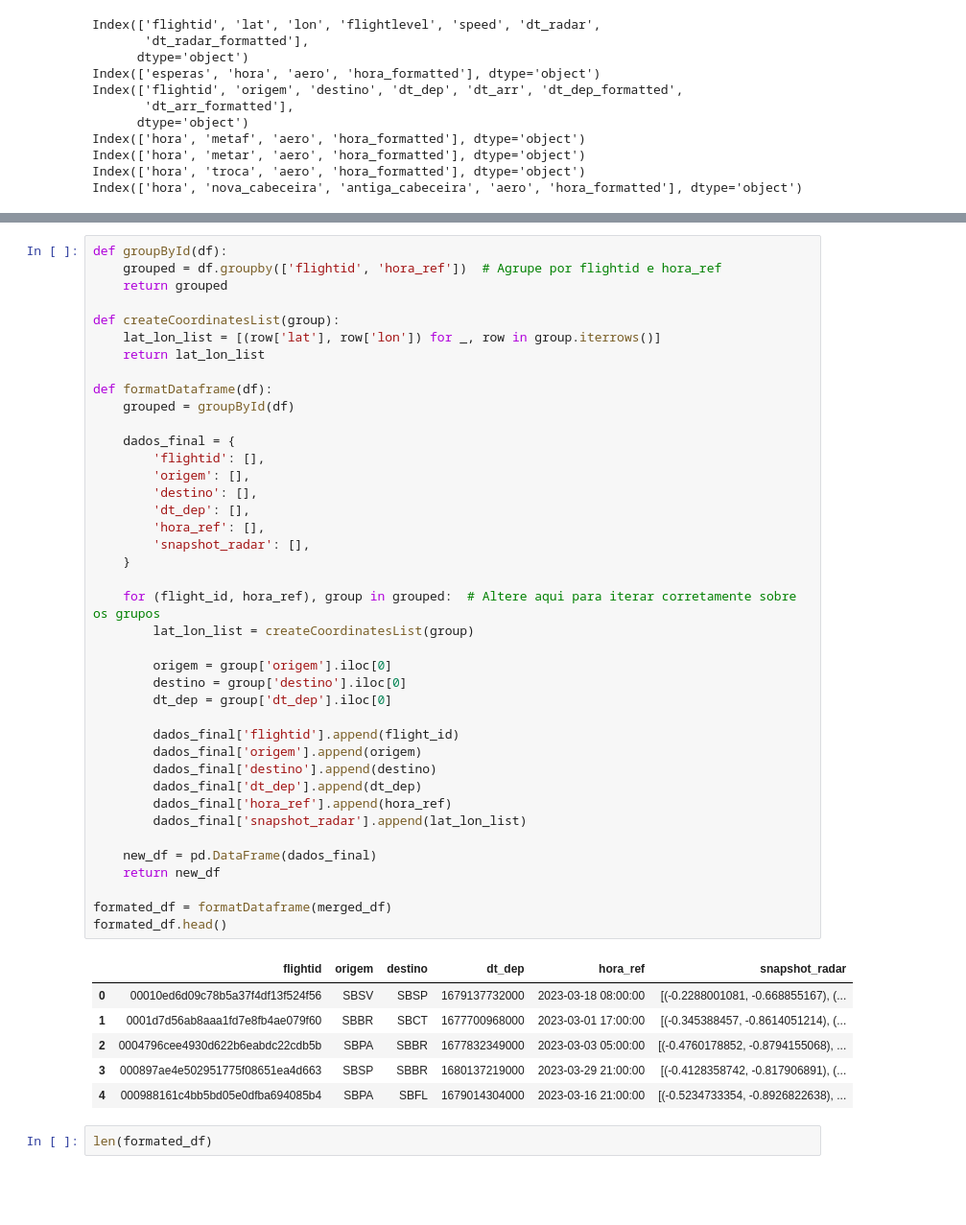
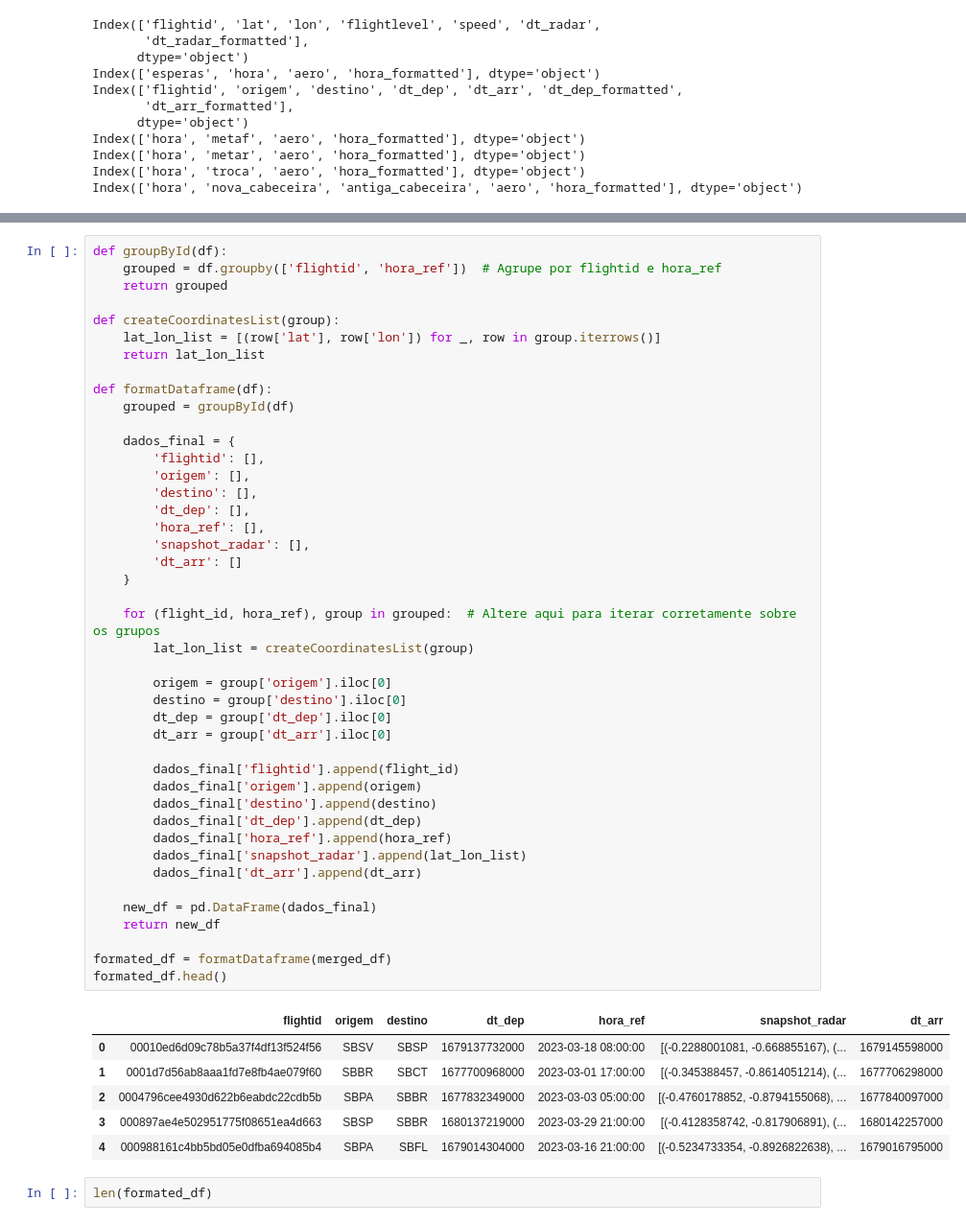
Before and after one commit to lucasgstumpf/DSC-ITA-2023, a Jupyter notebook: src/merge.ipynb, the cells around one changed output, grey strips where cells are left out. Shown: that part at 96% size. Cells and saved outputs as stored; diff of their text form; blank space fills up the shorter version.

```diff
--- a/src/merge.ipynb
+++ b/src/merge.ipynb
@@ -95,39 +95,42 @@ def formatDataframe(df):
 
     dados_final = {
         'flightid': [],
         'origem': [],
         'destino': [],
         'dt_dep': [],
         'hora_ref': [],
         'snapshot_radar': [],
+        'dt_arr': []
     }
 
     for (flight_id, hora_ref), group in grouped:  # Altere aqui para iterar corretamente sobre os grupos
         lat_lon_list = createCoordinatesList(group)
 
         origem = group['origem'].iloc[0]
         destino = group['destino'].iloc[0]
         dt_dep = group['dt_dep'].iloc[0]
+        dt_arr = group['dt_arr'].iloc[0]
 
         dados_final['flightid'].append(flight_id)
         dados_final['origem'].append(origem)
         dados_final['destino'].append(destino)
         dados_final['dt_dep'].append(dt_dep)
         dados_final['hora_ref'].append(hora_ref)
         dados_final['snapshot_radar'].append(lat_lon_list)
+        dados_final['dt_arr'].append(dt_arr)
 
     new_df = pd.DataFrame(dados_final)
     return new_df
 
 formated_df = formatDataframe(merged_df)
 formated_df.head()
 # %% [output]
-|  | flightid | origem | destino | dt_dep | hora_ref | snapshot_radar |
-| 0 | 00010ed6d09c78b5a37f4df13f524f56 | SBSV | SBSP | 1679137732000 | 2023-03-18 08:00:00 | [(-0.2288001081, -0.668855167), (... |
-| 1 | 0001d7d56ab8aaa1fd7e8fb4ae079f60 | SBBR | SBCT | 1677700968000 | 2023-03-01 17:00:00 | [(-0.345388457, -0.8614051214), (... |
-| 2 | 0004796cee4930d622b6eabdc22cdb5b | SBPA | SBBR | 1677832349000 | 2023-03-03 05:00:00 | [(-0.4760178852, -0.8794155068), ... |
-| 3 | 000897ae4e502951775f08651ea4d663 | SBSP | SBBR | 1680137219000 | 2023-03-29 21:00:00 | [(-0.4128358742, -0.817906891), (... |
-| 4 | 000988161c4bb5bd05e0dfba694085b4 | SBPA | SBFL | 1679014304000 | 2023-03-16 21:00:00 | [(-0.5234733354, -0.8926822638), ... |
+|  | flightid | origem | destino | dt_dep | hora_ref | snapshot_radar | dt_arr |
+| 0 | 00010ed6d09c78b5a37f4df13f524f56 | SBSV | SBSP | 1679137732000 | 2023-03-18 08:00:00 | [(-0.2288001081, -0.668855167), (... | 1679145598000 |
+| 1 | 0001d7d56ab8aaa1fd7e8fb4ae079f60 | SBBR | SBCT | 1677700968000 | 2023-03-01 17:00:00 | [(-0.345388457, -0.8614051214), (... | 1677706298000 |
+| 2 | 0004796cee4930d622b6eabdc22cdb5b | SBPA | SBBR | 1677832349000 | 2023-03-03 05:00:00 | [(-0.4760178852, -0.8794155068), ... | 1677840097000 |
+| 3 | 000897ae4e502951775f08651ea4d663 | SBSP | SBBR | 1680137219000 | 2023-03-29 21:00:00 | [(-0.4128358742, -0.817906891), (... | 1680142257000 |
+| 4 | 000988161c4bb5bd05e0dfba694085b4 | SBPA | SBFL | 1679014304000 | 2023-03-16 21:00:00 | [(-0.5234733354, -0.8926822638), ... | 1679016795000 |
 # %%
 len(formated_df)
 # %% [output]
```
Also changed, not shown: parts of 9 cells of this notebook, 1 other file.
